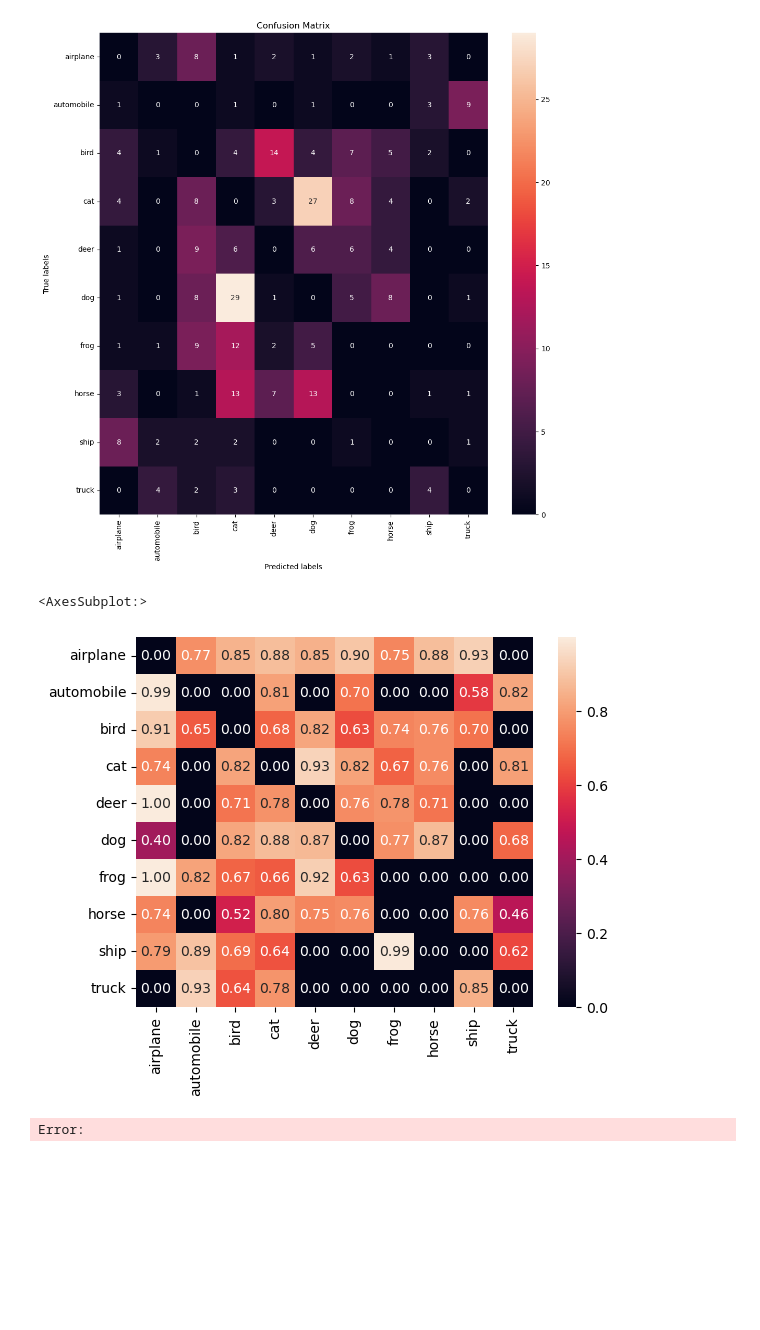
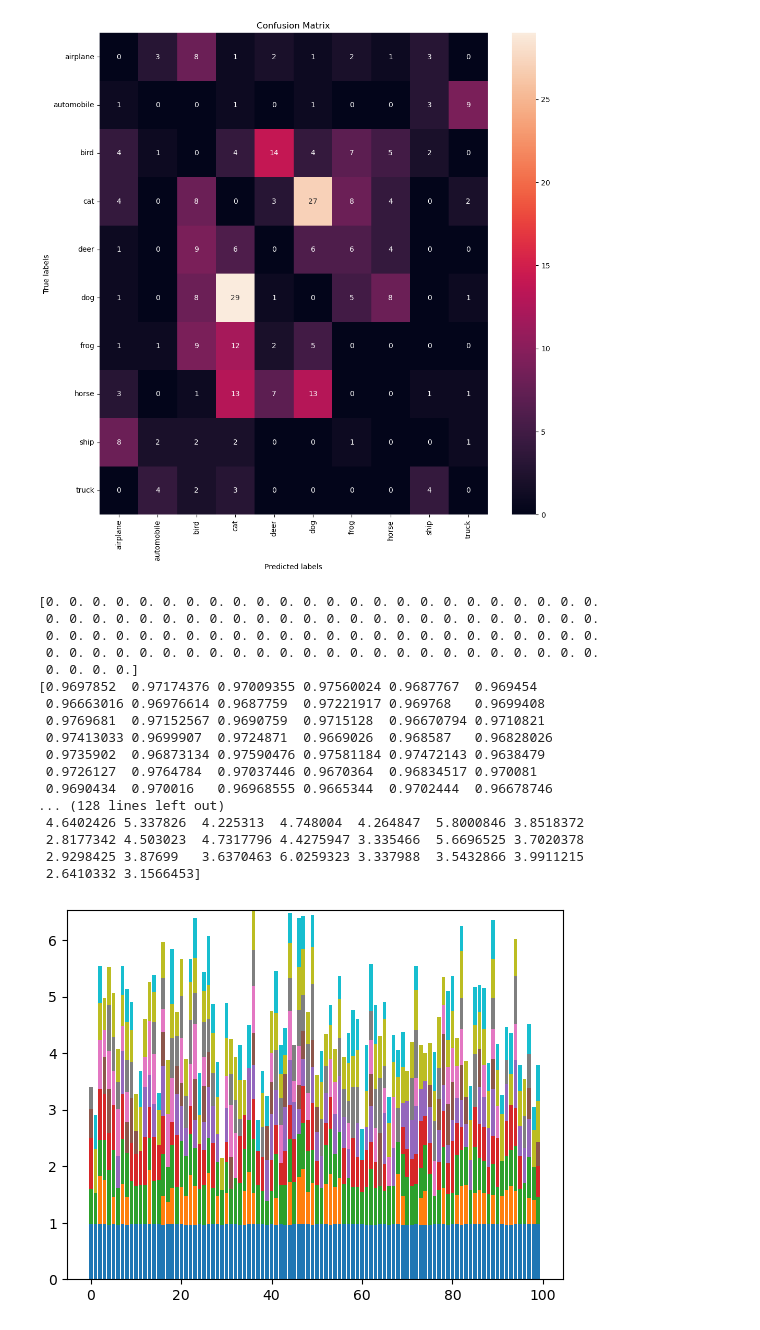
Before and after one commit to sachit3022/unlearning, a Jupyter notebook: analysis.ipynb, the cells around one changed output. Cells and saved outputs as stored; diff of their text form; code cells hidden in the pictures; blank space fills up the shorter version.

```diff
--- a/analysis.ipynb
+++ b/analysis.ipynb
@@ -4,8 +4,7 @@ import torch
 import os
 import numpy as np
 import matplotlib.pyplot as plt
-
-data = torch.load(os.path.join("logs","ResNet_3x16-2x32-2x64","incorrect_predictions.pt"))
+import pandas as pd
 # %%
 #plot images in input data
 from torchvision.utils import make_grid
@@ -36,10 +36,38 @@ plt.show()
 [figure]
 # %%
 #how confident is the model in its incorrect predictions
-import pandas as pd
-df = pd.DataFrame(zip(data["targets"].cpu().numpy(),torch.argmax(data["probs"],dim=1).cpu().numpy(),torch.max(data["probs"],dim=1).values.cpu().numpy()))
-sns.heatmap(df.pivot_table(index=0,columns=1,values=2,aggfunc="mean").fillna(0).to_numpy(),annot=True, fmt=".2f",xticklabels=class_labels,yticklabels=class_labels)
+#work with index as well
+
+new_data = []
+for epoch in range(100):
+    data = torch.load(os.path.join("logs","finetune_ResNet_3x16-2x32-2x64",f"debug_predictions_{epoch}.pt"))
+    df = pd.DataFrame(zip(data["targets"].cpu().numpy(),torch.argmax(data["probs"],dim=1).cpu().numpy(),torch.max(data["probs"],dim=1).values.cpu().numpy()))
+    transformed_array = df.pivot_table(index=0,columns=1,values=2,aggfunc="mean").fillna(0).to_numpy()
+    new_data.append(transformed_array)
+timeseries_data = np.stack(new_data, axis=0)
-# %% [output]
-<AxesSubplot:>
-[figure, removed]
-Error:
+# %%
+#creare a stacked bar chart
+for i in  range(1):
+    for j in range(10):
+        #if i!=j:
+        print(np.sum(timeseries_data[:,:i+1,:j],axis=(1,2)))
+        plt.bar(np.arange(100),timeseries_data[:,i,j],bottom=np.sum(timeseries_data[:,:i+1,:j],axis=(1,2)))
+# %% [output]
+[0. 0. 0. 0. 0. 0. 0. 0. 0. 0. 0. 0. 0. 0. 0. 0. 0. 0. 0. 0. 0. 0. 0. 0.
+ 0. 0. 0. 0. 0. 0. 0. 0. 0. 0. 0. 0. 0. 0. 0. 0. 0. 0. 0. 0. 0. 0. 0. 0.
+ 0. 0. 0. 0. 0. 0. 0. 0. 0. 0. 0. 0. 0. 0. 0. 0. 0. 0. 0. 0. 0. 0. 0. 0.
+ 0. 0. 0. 0. 0. 0. 0. 0. 0. 0. 0. 0. 0. 0. 0. 0. 0. 0. 0. 0. 0. 0. 0. 0.
+ 0. 0. 0. 0.]
+[0.9697852  0.97174376 0.97009355 0.97560024 0.9687767  0.969454
+ 0.96663016 0.96976614 0.9687759  0.97221917 0.969768   0.9699408
+ 0.9769681  0.97152567 0.9690759  0.9715128  0.96670794 0.9710821
+ 0.97413033 0.9699907  0.9724871  0.9669026  0.968587   0.96828026
+ 0.9735902  0.96873134 0.97590476 0.97581184 0.97472143 0.9638479
+ 0.9726127  0.9764784  0.97037446 0.9670364  0.96834517 0.970081
+ 0.9690434  0.970016   0.96968555 0.9665344  0.9702444  0.96678746
+... (128 lines left out)
+ 4.6402426 5.337826  4.225313  4.748004  4.264847  5.8000846 3.8518372
+ 2.8177342 4.503023  4.7317796 4.4275947 3.335466  5.6696525 3.7020378
+ 2.9298425 3.87699   3.6370463 6.0259323 3.337988  3.5432866 3.9911215
+ 2.6410332 3.1566453]
+[figure, added]
```
Also changed, not shown: parts of 10 cells of this notebook, 13 other files.
